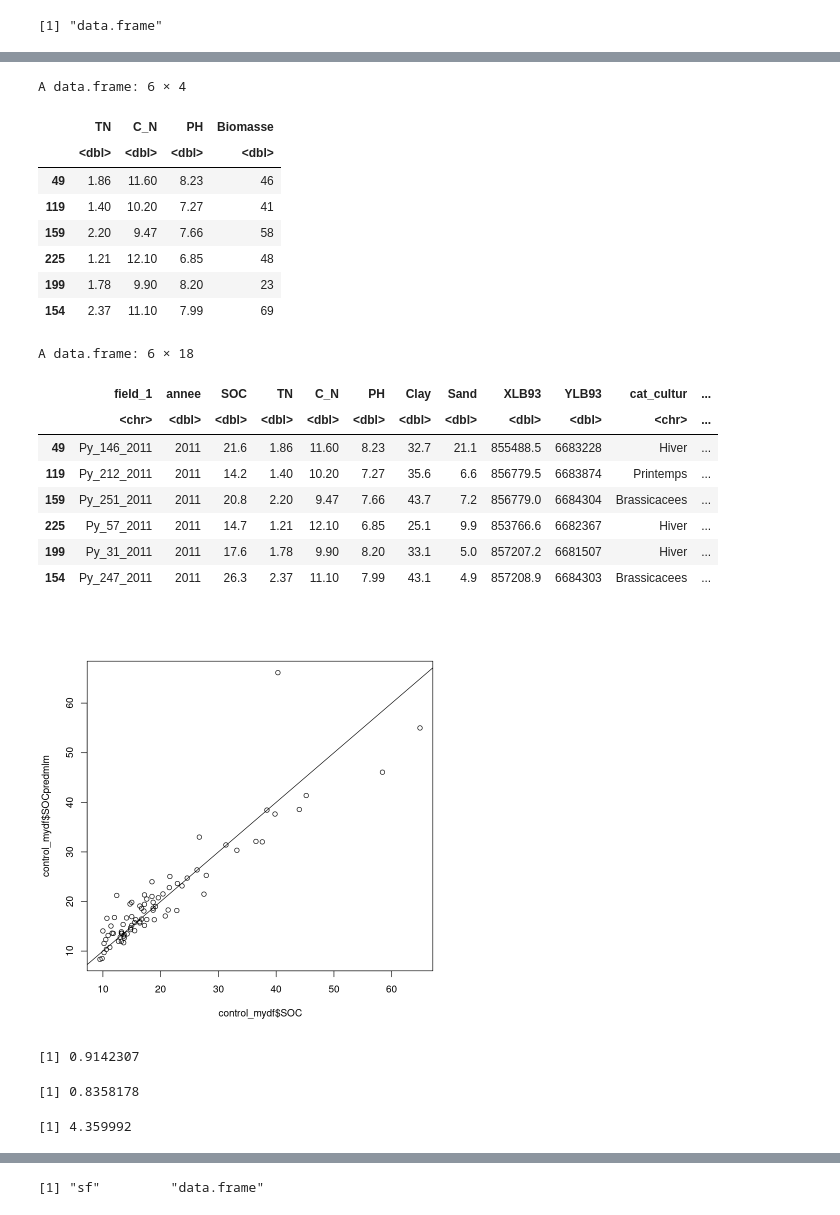
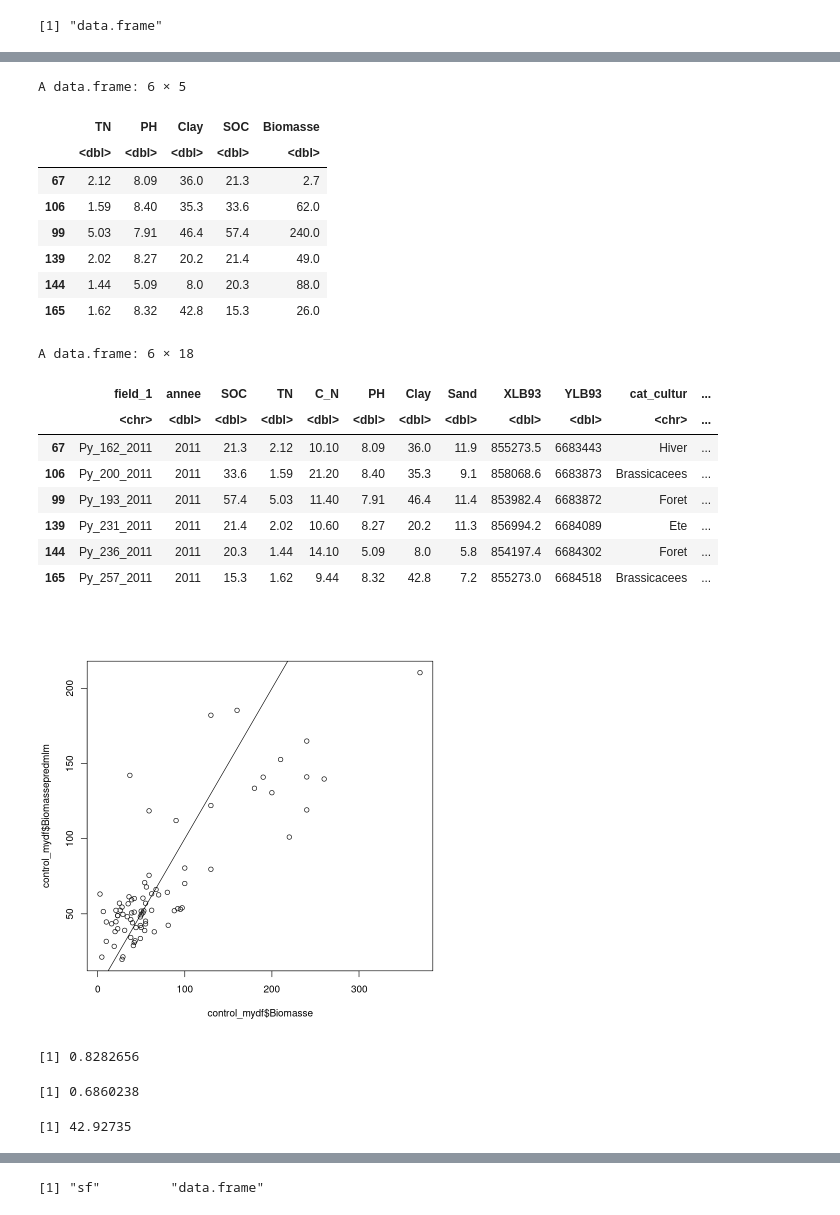
Before and after one commit to thierrycastel/tcnotebook, a Jupyter notebook: R2D2C/R4_R2D2C.ipynb, the cells around one changed output, grey strips where cells are left out. Saved outputs shown, nothing was run; the diff lists cells and outputs as text; code cells hidden in the pictures.

```diff
--- a/R2D2C/R4_R2D2C.ipynb
+++ b/R2D2C/R4_R2D2C.ipynb
@@ -186,7 +187,7 @@ class(mydf) ## mydf est maintenant un  objet dataframe cela va simplifier le sou
 # %%
 #########################################################################################
 ##
-## Calcul modèle d'entrainement
+## Calcul du modèle d'entraînement
 ##
 #########################################################################################
 ## Sélection des données pour paramétrer le modèle d'entrainement
@@ -199,7 +200,7 @@ dim(control_mydf)
 ## corrélation linéraire entre SOC vs Biomasse
 cor(training_mydf$Biomasse,training_mydf$SOC)
 ## Ajustement du modèle linéraire à partie de l'échantillon d'entraînement
-mydflm <- lm(SOC~Biomasse, data = training_mydf)
+mydflm <- lm(Biomasse~SOC, data = training_mydf)
 # %% [output]
 [1] 189  16
 [1] 80 16
@@ -232,7 +233,7 @@ coef(mydflm)
 # %%
-## Application du modèle ajusté sur les données de controle
-## SOCpredict = a x Biomasse + b
-control_mydf$SOCpredict <- coef(mydflm)[2]*control_mydf$Biomasse + coef(mydflm)[1]
+## Application du modèle ajusté sur les données de contrôle
+## Biomassepredict = a x SOC + b
+control_mydf$Biomassepredict <- coef(mydflm)[2]*control_mydf$SOC + coef(mydflm)[1]
 # %%
 head(control_mydf)
 tail(control_mydf)
@@ -367,6 +350,6 @@ plot(choix_variables, scale=c("adjr2"))
 # %%
-## prenons par exemple le modèle SOC = fn(TN, C_N, PH, Biomasse)
-mydfmlm <- lm(SOC~TN+C_N+PH+Biomasse, data = training_mydf)
+## prenons par exemple le modèle Biomasse = fn(TN,PH,Clay,Biomasse)
+mydfmlm <- lm(Biomasse~TN+PH+Clay+SOC, data = training_mydf)
 summary(mydfmlm)
 # %% [output]
 Call:
@@ -392,47 +375,48 @@ F-statistic: 185.9 on 4 and 184 DF,  p-value: < 2.2e-16
 # %%
 ## Qu'en déduisez vous quand au score du modèle multilinéaire comparativement au modèle linéaire simple ?
 ## Evaluer la performance du modèle en vous appuyant sur l'échantillon de contrôle
-control_varselect <- control_mydf[,c("TN", "C_N", "PH", "Biomasse")]
+
+control_varselect <- control_mydf[,c("TN", "PH", "Clay", "SOC", "Biomasse")]
 head(control_varselect)
-control_mydf$SOCpredmlm <- predict.lm(mydfmlm, control_varselect)
+control_mydf$Biomassepredmlm <- predict.lm(mydfmlm, control_varselect)
 # %% [output]
-A data.frame: 6 × 4
+A data.frame: 6 × 5
-|  | TN | C_N | PH | Biomasse |
-|  | <dbl> | <dbl> | <dbl> | <dbl> |
-| 49 | 1.86 | 11.60 | 8.23 | 46 |
-| 119 | 1.40 | 10.20 | 7.27 | 41 |
-| 159 | 2.20 | 9.47 | 7.66 | 58 |
-| 225 | 1.21 | 12.10 | 6.85 | 48 |
-| 199 | 1.78 | 9.90 | 8.20 | 23 |
-| 154 | 2.37 | 11.10 | 7.99 | 69 |
+|  | TN | PH | Clay | SOC | Biomasse |
+|  | <dbl> | <dbl> | <dbl> | <dbl> | <dbl> |
+| 67 | 2.12 | 8.09 | 36.0 | 21.3 | 2.7 |
+| 106 | 1.59 | 8.40 | 35.3 | 33.6 | 62.0 |
+| 99 | 5.03 | 7.91 | 46.4 | 57.4 | 240.0 |
+| 139 | 2.02 | 8.27 | 20.2 | 21.4 | 49.0 |
+| 144 | 1.44 | 5.09 | 8.0 | 20.3 | 88.0 |
+| 165 | 1.62 | 8.32 | 42.8 | 15.3 | 26.0 |
 # %%
 head(control_mydf)
 # %% [output]
 A data.frame: 6 × 18
 |  | field_1 | annee | SOC | TN | C_N | PH | Clay | Sand | XLB93 | YLB93 | cat_cultur | ... |
 |  | <chr> | <dbl> | <dbl> | <dbl> | <dbl> | <dbl> | <dbl> | <dbl> | <dbl> | <dbl> | <chr> | ... |
-| 49 | Py_146_2011 | 2011 | 21.6 | 1.86 | 11.60 | 8.23 | 32.7 | 21.1 | 855488.5 | 6683228 | Hiver | ... |
-| 119 | Py_212_2011 | 2011 | 14.2 | 1.40 | 10.20 | 7.27 | 35.6 | 6.6 | 856779.5 | 6683874 | Printemps | ... |
-| 159 | Py_251_2011 | 2011 | 20.8 | 2.20 | 9.47 | 7.66 | 43.7 | 7.2 | 856779.0 | 6684304 | Brassicacees | ... |
-| 225 | Py_57_2011 | 2011 | 14.7 | 1.21 | 12.10 | 6.85 | 25.1 | 9.9 | 853766.6 | 6682367 | Hiver | ... |
-| 199 | Py_31_2011 | 2011 | 17.6 | 1.78 | 9.90 | 8.20 | 33.1 | 5.0 | 857207.2 | 6681507 | Hiver | ... |
-| 154 | Py_247_2011 | 2011 | 26.3 | 2.37 | 11.10 | 7.99 | 43.1 | 4.9 | 857208.9 | 6684303 | Brassicacees | ... |
+| 67 | Py_162_2011 | 2011 | 21.3 | 2.12 | 10.10 | 8.09 | 36.0 | 11.9 | 855273.5 | 6683443 | Hiver | ... |
+| 106 | Py_200_2011 | 2011 | 33.6 | 1.59 | 21.20 | 8.40 | 35.3 | 9.1 | 858068.6 | 6683873 | Brassicacees | ... |
+| 99 | Py_193_2011 | 2011 | 57.4 | 5.03 | 11.40 | 7.91 | 46.4 | 11.4 | 853982.4 | 6683872 | Foret | ... |
+| 139 | Py_231_2011 | 2011 | 21.4 | 2.02 | 10.60 | 8.27 | 20.2 | 11.3 | 856994.2 | 6684089 | Ete | ... |
+| 144 | Py_236_2011 | 2011 | 20.3 | 1.44 | 14.10 | 5.09 | 8.0 | 5.8 | 854197.4 | 6684302 | Foret | ... |
+| 165 | Py_257_2011 | 2011 | 15.3 | 1.62 | 9.44 | 8.32 | 42.8 | 7.2 | 855273.0 | 6684518 | Brassicacees | ... |
 # %%
 ## Trace SOC mesuré vs SOC prédit par le modèle multi-linéaire
-plot(control_mydf$SOC, control_mydf$SOCpredmlm) ## scatterplot
+plot(control_mydf$Biomasse, control_mydf$Biomassepredmlm) ## scatterplot
 abline(0,1) ## trace la droite 1:1
 # %% [output]
-[figure, old version]
+[figure, new version]
 # %%
 ## Evaluataion de la qualité du modèle multi-linéaire
-cor(control_mydf$SOC,control_mydf$SOCpredmlm) ## coef corrélation linéaire
-(cor(control_mydf$SOC,control_mydf$SOCpredmlm))^2 ## coef détermination
-RMSE <- sqrt(sum((control_mydf$SOC-control_mydf$SOCpredmlm)^2)/dim(control_mydf)[1])
+cor(control_mydf$Biomasse,control_mydf$Biomassepredmlm) ## coef corrélation linéaire
+(cor(control_mydf$Biomasse,control_mydf$Biomassepredmlm))^2 ## coef détermination
+RMSE <- sqrt(sum((control_mydf$Biomasse-control_mydf$Biomassepredmlm)^2)/dim(control_mydf)[1])
 RMSE
 # %% [output]
-[1] 0.9142307
+[1] 0.8282656
-[1] 0.8358178
+[1] 0.6860238
-[1] 4.359992
+[1] 42.92735
 # %%
 ###############################################
 ##
```
Also changed, not shown: parts of 27 cells of this notebook.
